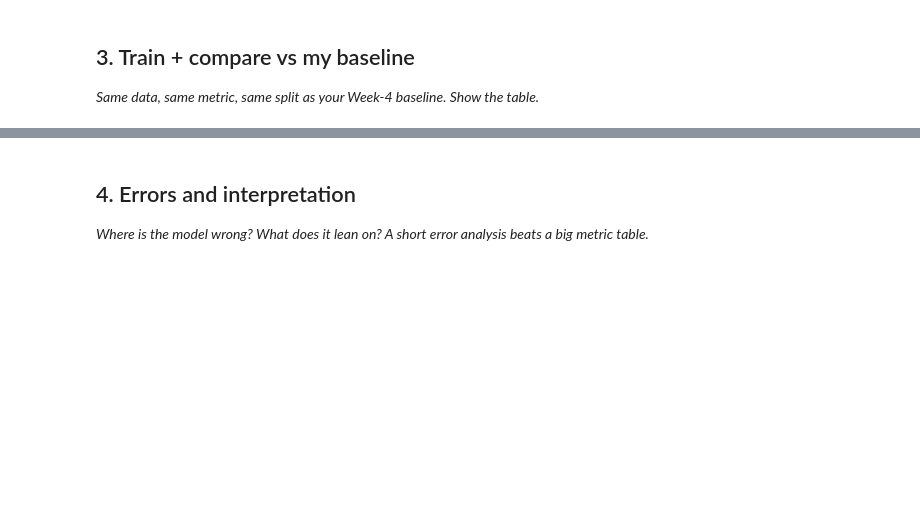
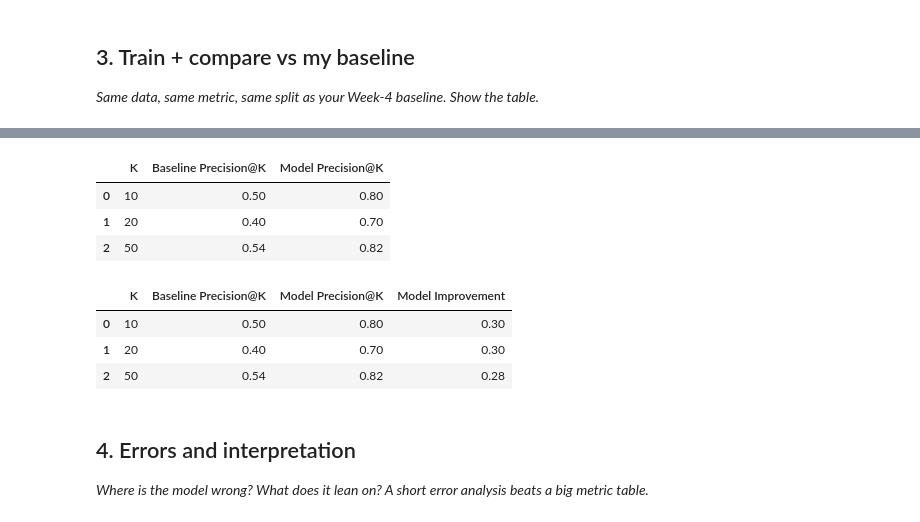
Before and after one commit to Sumit07-git/flyrank-ml-internship, a Jupyter notebook: work/notebooks/w05_model.ipynb, the cells around one changed output, grey strips where cells are left out. Cells and saved outputs as stored; diff of their text form; code cells hidden in the pictures; blank space fills up the shorter version.

```diff
--- a/work/notebooks/w05_model.ipynb
+++ b/work/notebooks/w05_model.ipynb
@@ -30,3 +259,57 @@ This skeleton is yours to fill. Work the sections **in order** — each one has
+# %%
+def precision_at_k(data, score_column, label_column, k):
+    ranked = data.sort_values(
+        score_column,
+        ascending=False
+    ).head(k)
+
+    return ranked[label_column].mean()
+
+
+results = []
+
+for k in [10, 20, 50]:
+
+    model_precision = precision_at_k(
+        test,
+        "model_score",
+        target,
+        k
+    )
+
+    baseline_precision = precision_at_k(
+        test,
+        "baseline_score",
+        target,
+        k
+    )
+
+    results.append({
+        "K": k,
+        "Baseline Precision@K": baseline_precision,
+        "Model Precision@K": model_precision
+    })
+
+results_df = pd.DataFrame(results)
+
+display(results_df)
+# %% [output]
+|  | K | Baseline Precision@K | Model Precision@K |
+| 0 | 10 | 0.50 | 0.80 |
+| 1 | 20 | 0.40 | 0.70 |
+| 2 | 50 | 0.54 | 0.82 |
+# %%
+results_df["Model Improvement"] = (
+    results_df["Model Precision@K"]
+    - results_df["Baseline Precision@K"]
+)
+
+display(results_df)
+# %% [output]
+|  | K | Baseline Precision@K | Model Precision@K | Model Improvement |
+| 0 | 10 | 0.50 | 0.80 | 0.30 |
+| 1 | 20 | 0.40 | 0.70 | 0.30 |
+| 2 | 50 | 0.54 | 0.82 | 0.28 |
 # %% [markdown]
 ## 4. Errors and interpretation
 
```
Also changed, not shown: parts of 25 cells of this notebook.
